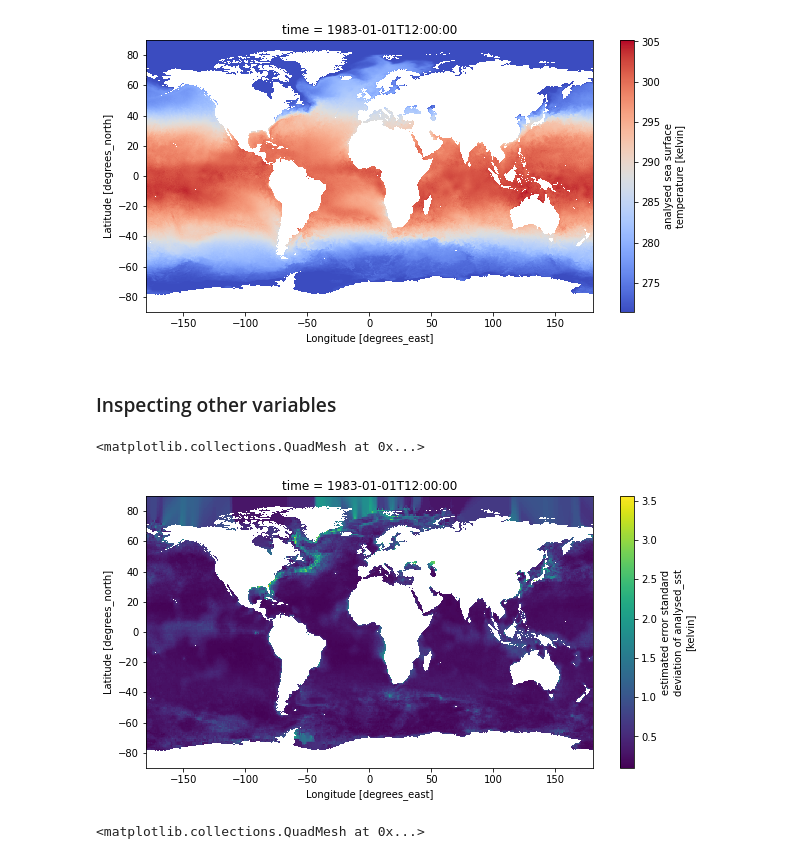
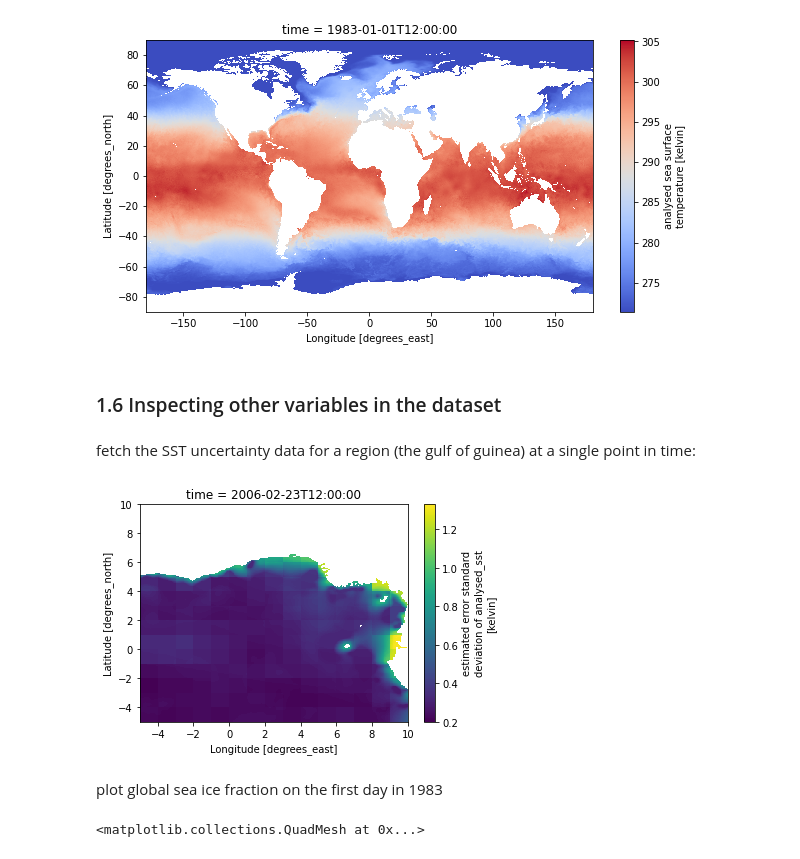
Before and after one commit to surftemp/regridding_tools, a Jupyter notebook: publish_to_zarr/tutorial1.ipynb, the cells around one changed output. Drawn from its saved outputs; the diff is of its cells as text; code cells hidden in the pictures.

```diff
--- a/publish_to_zarr/tutorial1.ipynb
+++ b/publish_to_zarr/tutorial1.ipynb
@@ -217,13 +233,15 @@ global_ssts.plot(cmap="coolwarm",figsize=(10,5))
 <matplotlib.collections.QuadMesh at 0x...>
 [figure]
 # %% [markdown]
-### Inspecting other variables
+### 1.6 Inspecting other variables in the dataset
+# %% [markdown]
+fetch the SST uncertainty data for a region (the gulf of guinea) at a single point in time:
 # %%
-# fetch the data for a region (the gulf of guinea) at a single point in time
-ssts_uncertainty_region = sst_ds["analysed_sst_uncertainty"].sel(time="2006-02-23").sel(lat=slice(-5,10),lon=slice(-5,10)).load()
+sst_ds["analysed_sst_uncertainty"].sel(time="2006-02-23").sel(lat=slice(-5,10),lon=slice(-5,10)).plot()
 # %% [output]
-<matplotlib.collections.QuadMesh at 0x...>
-[figure, old version]
+[figure, new version]
+# %% [markdown]
+plot global sea ice fraction on the first day in 1983
 # %%
 global_sea_ice_fraction = sst_ds["sea_ice_fraction"].sel(time="1983-01-01")
 global_sea_ice_fraction.plot(figsize=(10,5))
```
Also changed, not shown: parts of 10 cells of this notebook, 1 other file.
